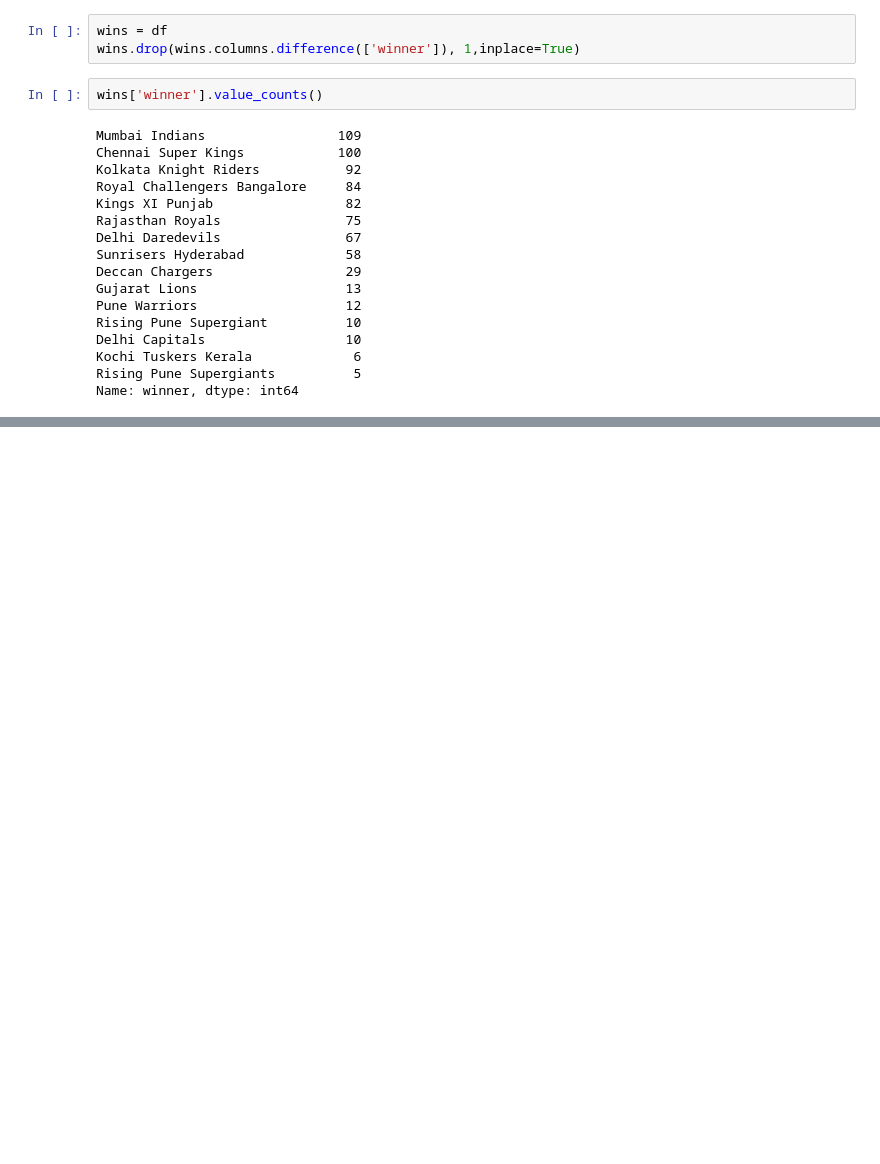
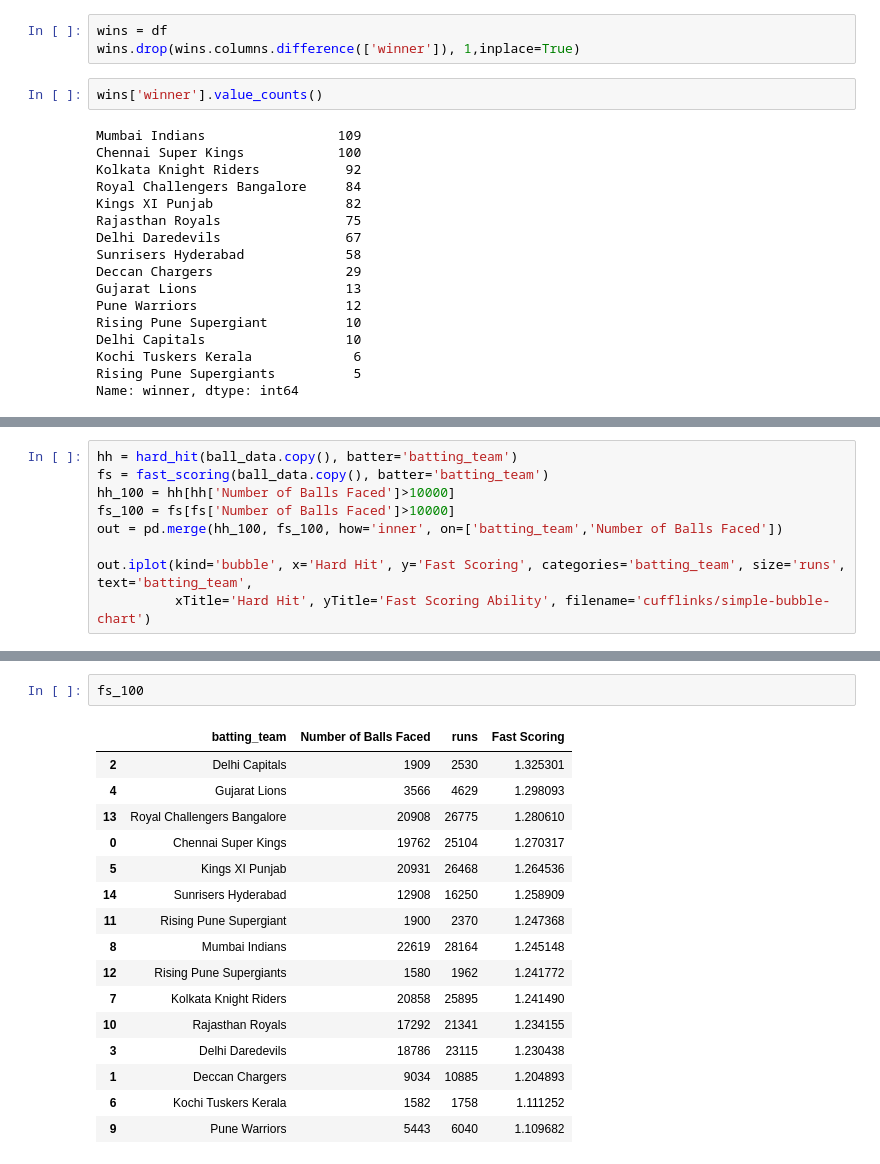
Before and after one commit to abhilashkasarla/ECE143_IPL_Expert_Team_23, a Jupyter notebook: data_vis.ipynb, the cells around one changed output, grey strips where cells are left out. Drawn from its saved outputs; the diff is of its cells as text; blank space fills up the shorter version.

```diff
--- a/data_vis.ipynb
+++ b/data_vis.ipynb
@@ -111,0 +192,9 @@ Name: winner, dtype: int64
+# %%
+hh = hard_hit(ball_data.copy(), batter='batting_team')
+fs = fast_scoring(ball_data.copy(), batter='batting_team')
+hh_100 = hh[hh['Number of Balls Faced']>10000]
+fs_100 = fs[fs['Number of Balls Faced']>10000]
+out = pd.merge(hh_100, fs_100, how='inner', on=['batting_team','Number of Balls Faced'])
+
+out.iplot(kind='bubble', x='Hard Hit', y='Fast Scoring', categories='batting_team', size='runs', text='batting_team',
+          xTitle='Hard Hit', yTitle='Fast Scoring Ability', filename='cufflinks/simple-bubble-chart')
@@ -111,0 +203,19 @@ Name: winner, dtype: int64
+# %%
+fs_100
+# %% [output]
+|  | batting_team | Number of Balls Faced | runs | Fast Scoring |
+| 2 | Delhi Capitals | 1909 | 2530 | 1.325301 |
+| 4 | Gujarat Lions | 3566 | 4629 | 1.298093 |
+| 13 | Royal Challengers Bangalore | 20908 | 26775 | 1.280610 |
+| 0 | Chennai Super Kings | 19762 | 25104 | 1.270317 |
+| 5 | Kings XI Punjab | 20931 | 26468 | 1.264536 |
+| 14 | Sunrisers Hyderabad | 12908 | 16250 | 1.258909 |
+| 11 | Rising Pune Supergiant | 1900 | 2370 | 1.247368 |
+| 8 | Mumbai Indians | 22619 | 28164 | 1.245148 |
+| 12 | Rising Pune Supergiants | 1580 | 1962 | 1.241772 |
+| 7 | Kolkata Knight Riders | 20858 | 25895 | 1.241490 |
+| 10 | Rajasthan Royals | 17292 | 21341 | 1.234155 |
+| 3 | Delhi Daredevils | 18786 | 23115 | 1.230438 |
+| 1 | Deccan Chargers | 9034 | 10885 | 1.204893 |
+| 6 | Kochi Tuskers Kerala | 1582 | 1758 | 1.111252 |
+| 9 | Pune Warriors | 5443 | 6040 | 1.109682 |
```
Also changed, not shown: parts of 7 cells of this notebook, 2 other files.
